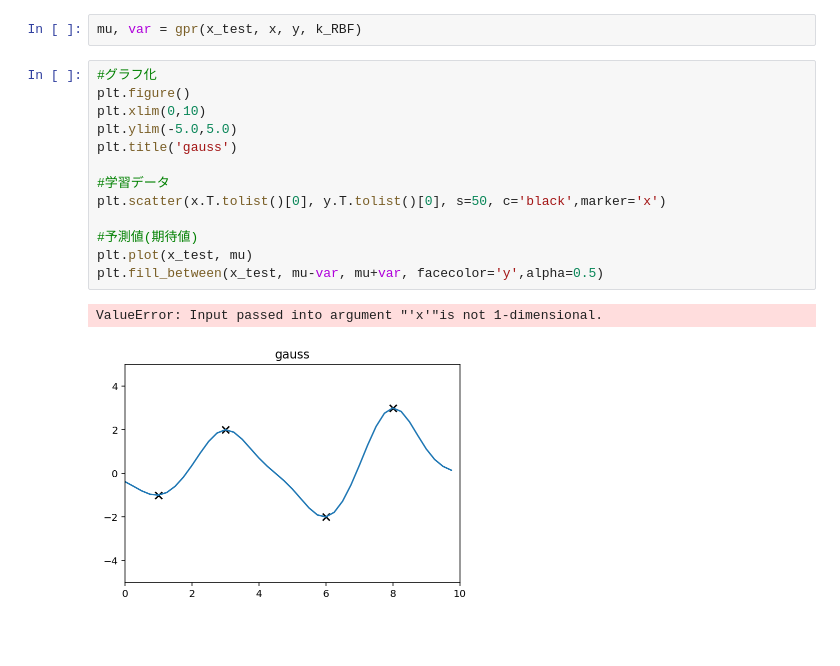
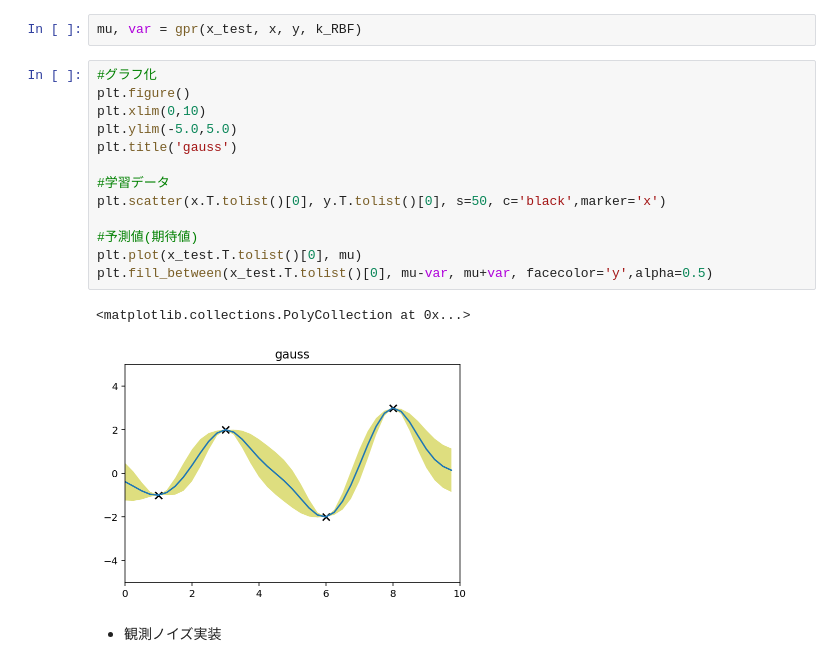
Before and after one commit to kazuya-n/GP_testdemo, a Jupyter notebook: gaussian_process.ipynb, the cells around one changed output. Saved outputs shown, nothing was run; the diff lists cells and outputs as text; blank space fills up the shorter version.

```diff
--- a/gaussian_process.ipynb
+++ b/gaussian_process.ipynb
@@ -191,16 +179,18 @@ mu, var = gpr(x_test, x, y, k_RBF)
 # %%
 #グラフ化
 plt.figure()
 plt.xlim(0,10)
 plt.ylim(-5.0,5.0)
 plt.title('gauss')
 
 #学習データ
 plt.scatter(x.T.tolist()[0], y.T.tolist()[0], s=50, c='black',marker='x')
 
 #予測値(期待値)
-plt.plot(x_test, mu)
-plt.fill_between(x_test, mu-var, mu+var, facecolor='y',alpha=0.5)
+plt.plot(x_test.T.tolist()[0], mu)
+plt.fill_between(x_test.T.tolist()[0], mu-var, mu+var, facecolor='y',alpha=0.5)
 # %% [output]
-ValueError: Input passed into argument "'x'"is not 1-dimensional.
+<matplotlib.collections.PolyCollection at 0x...>
-[figure, old version]
+[figure, new version]
+# %% [markdown]
+- 観測ノイズ実装
```
Also changed, not shown: parts of 7 cells of this notebook.
